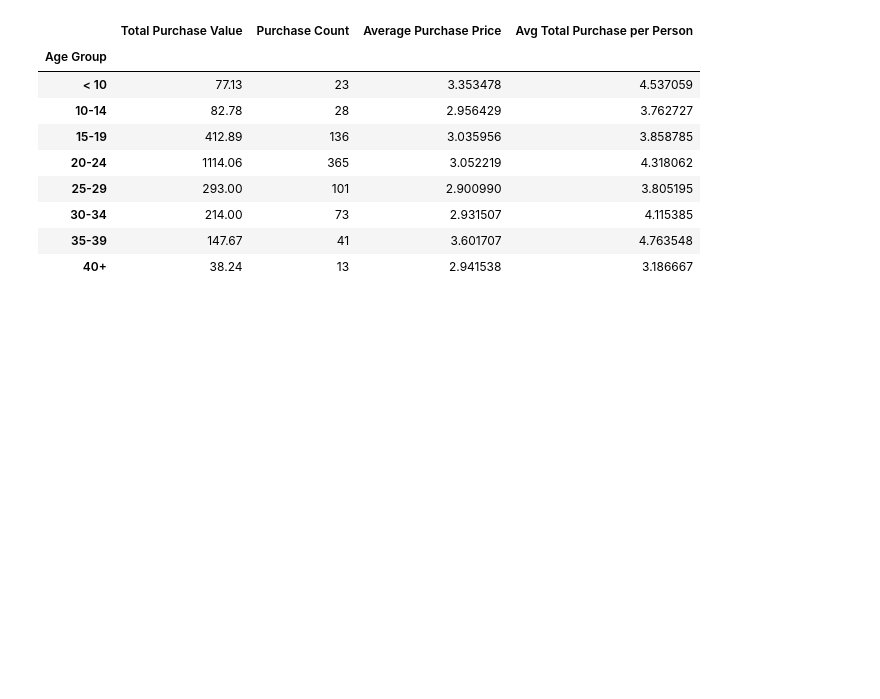
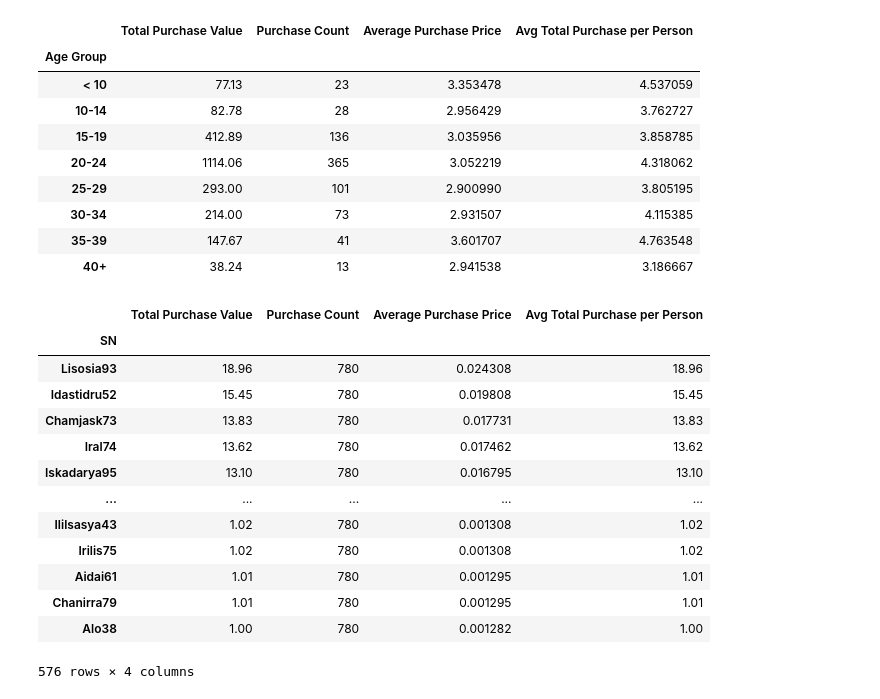
Before and after one commit to LexiJess/Pandas_Challenge, a Jupyter notebook: HeroesOfPymoli/HeroesOfPymoli_Jupyter.ipynb, the cells around one changed output. Saved outputs shown, nothing was run; the diff lists cells and outputs as text; code cells hidden in the pictures; blank space fills up the shorter version.

```diff
--- a/HeroesOfPymoli/HeroesOfPymoli_Jupyter.ipynb
+++ b/HeroesOfPymoli/HeroesOfPymoli_Jupyter.ipynb
@@ -463,2 +461,29 @@ players_binned_counted, Age Group Count
+# %%
+SN_Data_Purchase=playerdata.groupby("SN").sum()["Price"].rename("Total Purchase Value")
+SN_Data_Purchase=pd.DataFrame(SN_Data_Purchase)
+
+SN_Data_Purchase["Purchase Count"]= playerdata["SN"].count()
+SN_Data_Purchase["Average Purchase Price"]=SN_Data_Purchase["Total Purchase Value"]/SN_Data_Purchase["Purchase Count"]
+
+SN_Data_Purchase["Avg Total Purchase per Person"]=SN_Data_Purchase["Average Purchase Price"]*SN_Data_Purchase["Purchase Count"]
+
+SN_Data_Purchase.sort_values(by=['Total Purchase Value'], ascending=False)
+
+#SN_Data_Purchase
+# %% [output]
+|  | Total Purchase Value | Purchase Count | Average Purchase Price | Avg Total Purchase per Person |
+| SN |  |  |  |  |
+| Lisosia93 | 18.96 | 780 | 0.024308 | 18.96 |
+| Idastidru52 | 15.45 | 780 | 0.019808 | 15.45 |
+| Chamjask73 | 13.83 | 780 | 0.017731 | 13.83 |
+| Iral74 | 13.62 | 780 | 0.017462 | 13.62 |
+| Iskadarya95 | 13.10 | 780 | 0.016795 | 13.10 |
+| ... | ... | ... | ... | ... |
+| Ililsasya43 | 1.02 | 780 | 0.001308 | 1.02 |
+| Irilis75 | 1.02 | 780 | 0.001308 | 1.02 |
+| Aidai61 | 1.01 | 780 | 0.001295 | 1.01 |
+| Chanirra79 | 1.01 | 780 | 0.001295 | 1.01 |
+| Alo38 | 1.00 | 780 | 0.001282 | 1.00 |
+576 rows × 4 columns
 # %%
 
```
Also changed, not shown: parts of 4 cells of this notebook.
